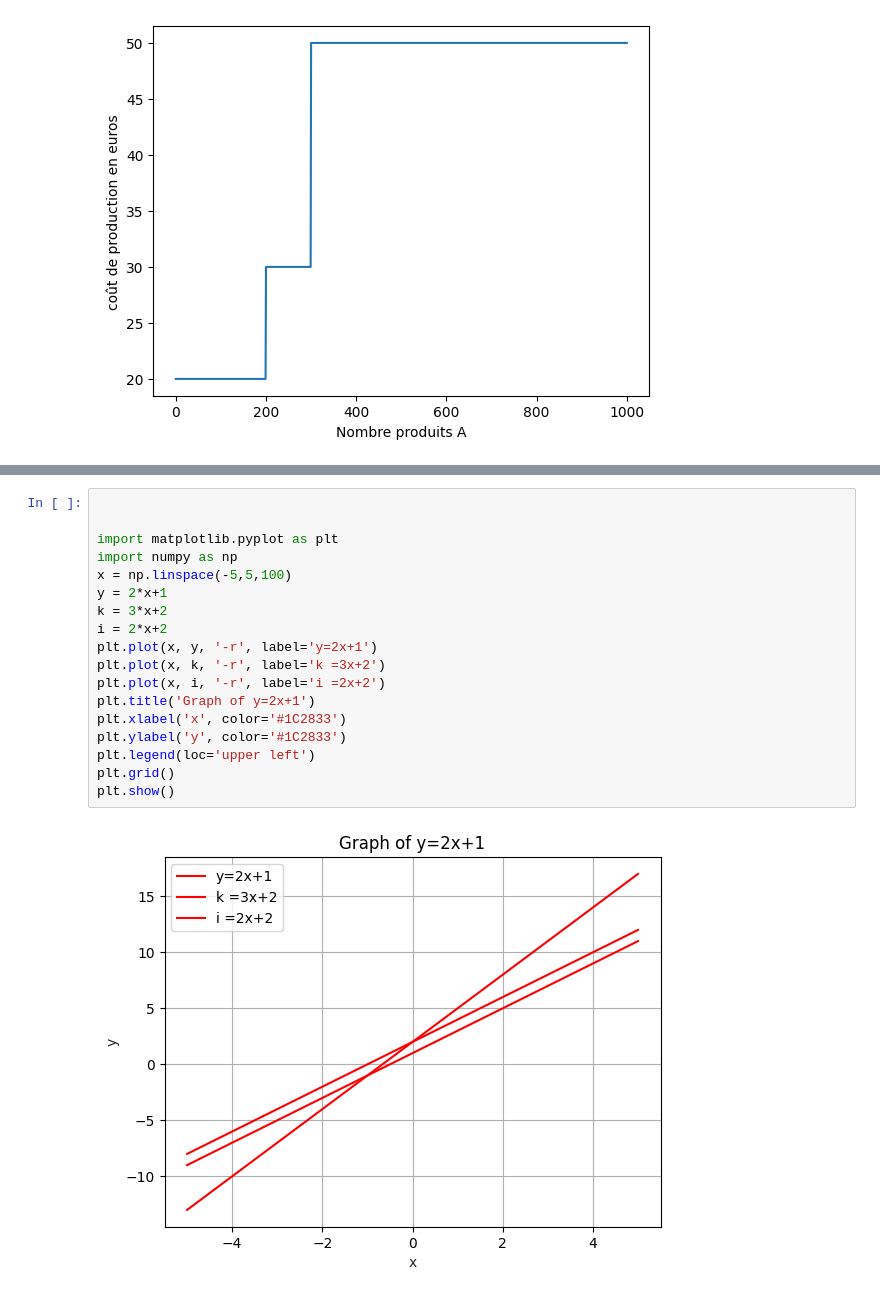
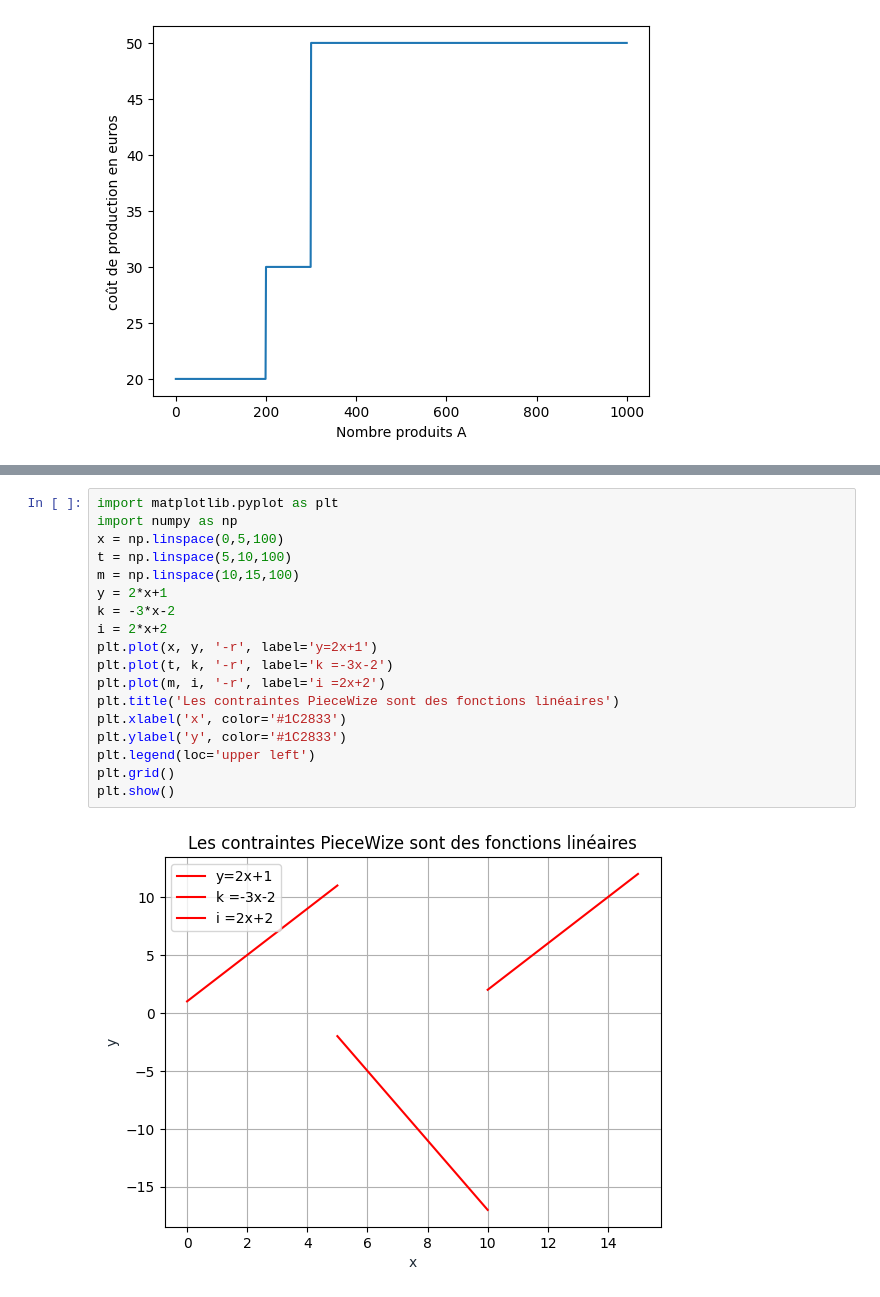
Before and after one commit to estellederrien/python-data-science, a Jupyter notebook: 01. Recherche opérationnelle (Operations research - Management science)/03. Comment Linéariser/PYTHON/02. PRATIQUE - Piecewize avec différents solveurs.ipynb, the cells around one changed output, grey strips where cells are left out. Saved outputs shown, nothing was run; the diff lists cells and outputs as text.

```diff
--- a/01. Recherche opérationnelle (Operations research - Management science)/03. Comment Linéariser/PYTHON/02. PRATIQUE - Piecewize avec différents solveurs.ipynb
+++ b/01. Recherche opérationnelle (Operations research - Management science)/03. Comment Linéariser/PYTHON/02. PRATIQUE - Piecewize avec différents solveurs.ipynb
@@ -42,20 +48,20 @@ plt.show()
 # %%
-
-
 import matplotlib.pyplot as plt
 import numpy as np
-x = np.linspace(-5,5,100)
+x = np.linspace(0,5,100)
+t = np.linspace(5,10,100)
+m = np.linspace(10,15,100)
 y = 2*x+1
-k = 3*x+2
+k = -3*x-2
 i = 2*x+2
 plt.plot(x, y, '-r', label='y=2x+1')
-plt.plot(x, k, '-r', label='k =3x+2')
-plt.plot(x, i, '-r', label='i =2x+2')
-plt.title('Graph of y=2x+1')
+plt.plot(t, k, '-r', label='k =-3x-2')
+plt.plot(m, i, '-r', label='i =2x+2')
+plt.title('Les contraintes PieceWize sont des fonctions linéaires')
 plt.xlabel('x', color='#1C2833')
 plt.ylabel('y', color='#1C2833')
 plt.legend(loc='upper left')
 plt.grid()
 plt.show()
 # %% [output]
-[figure, old version]
+[figure, new version]
```
Also changed, not shown: parts of 2 cells of this notebook.
